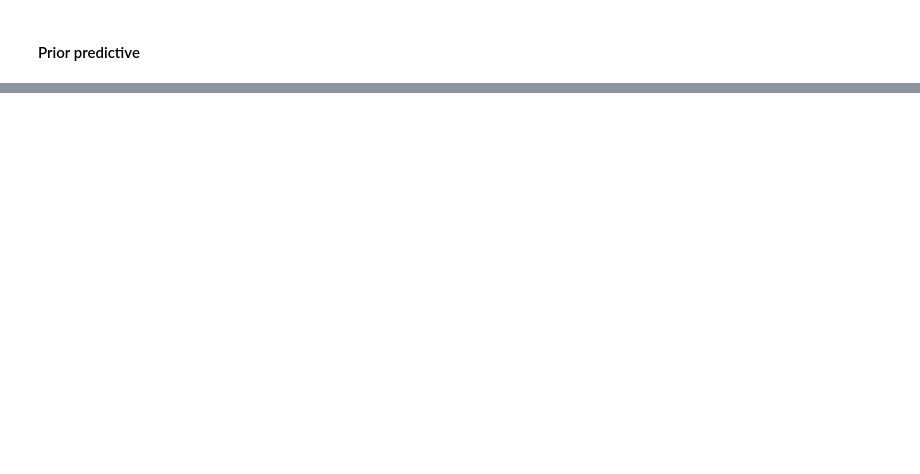
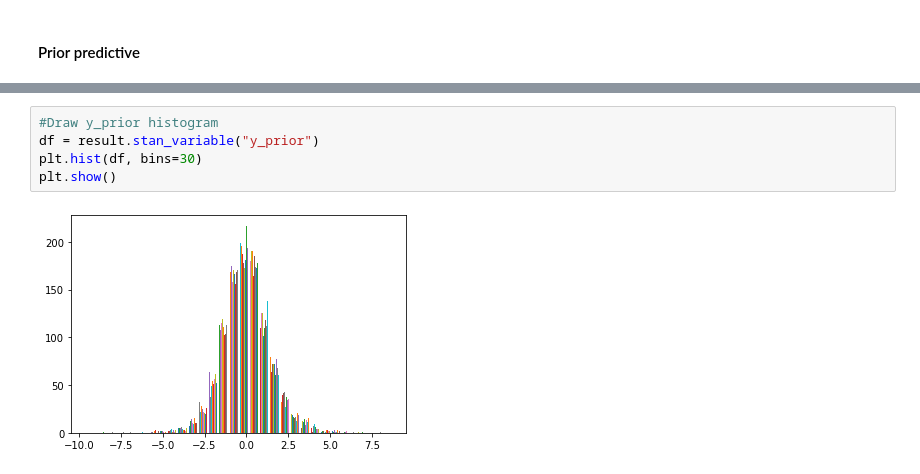
Before and after one commit to awitczak/DataAnalytics, a Jupyter notebook: Lab3/lab3.ipynb, the cells around one changed output, grey strips where cells are left out. Saved outputs shown, nothing was run; the diff lists cells and outputs as text; blank space fills up the shorter version.

```diff
--- a/Lab3/lab3.ipynb
+++ b/Lab3/lab3.ipynb
@@ -259,0 +307,7 @@ az.plot_ppc(arviz_result, group="prior", data_pairs={"y": "y_prior"}, num_pp_sam
+# %%
+#Draw y_prior histogram
+df = result.stan_variable("y_prior")
+plt.hist(df, bins=30)
+plt.show()
+# %% [output]
+[figure, added]
```
Also changed, not shown: parts of 20 cells of this notebook.
